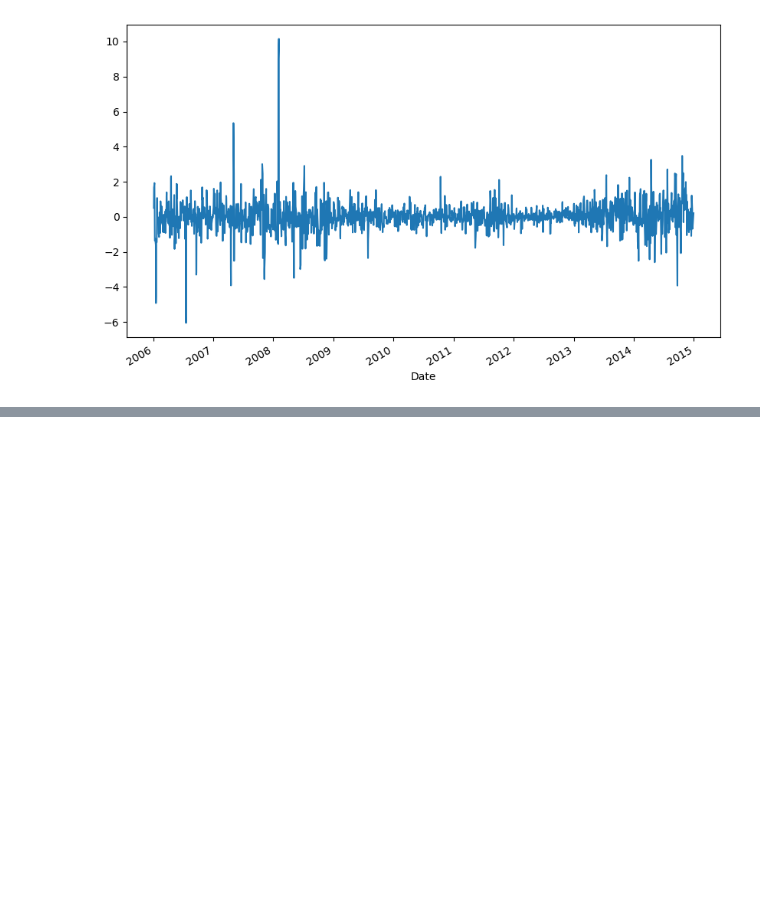
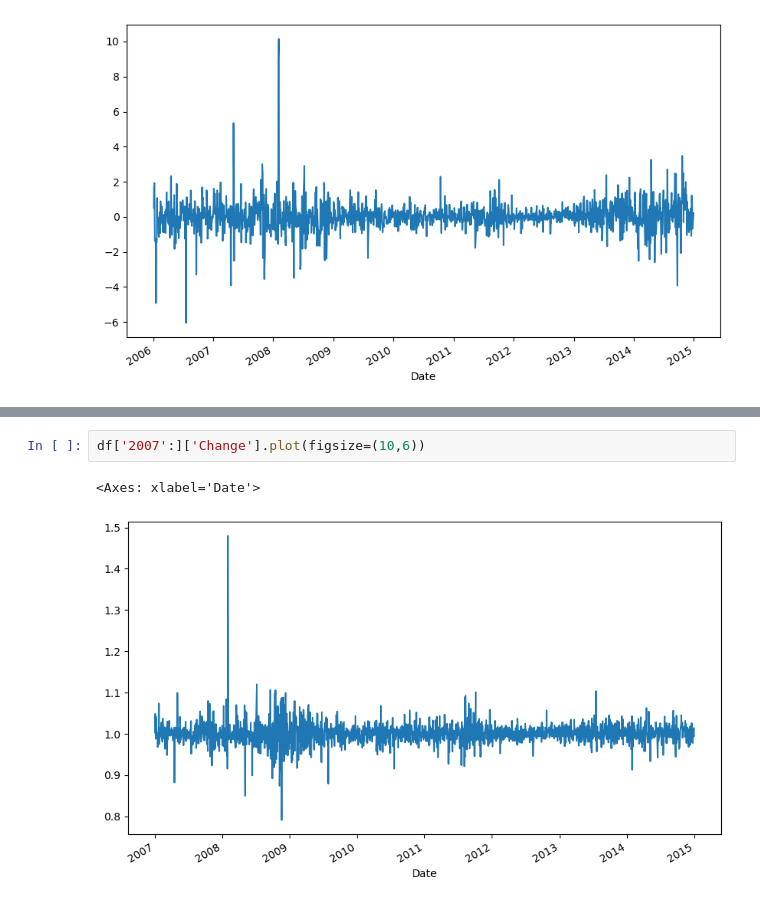
Before and after one commit to V-Adithya/DAV-Python, a Jupyter notebook: DAV Labsheet 9.ipynb, the cells around one changed output, grey strips where cells are left out. Cells and saved outputs as stored; diff of their text form; blank space fills up the shorter version.

```diff
--- a/DAV Labsheet 9.ipynb
+++ b/DAV Labsheet 9.ipynb
@@ -108,0 +131,5 @@ df.High.diff(2).plot(figsize=(10,6))
+# %%
+df['2007':]['Change'].plot(figsize=(10,6))
+# %% [output]
+<Axes: xlabel='Date'>
+[figure, added]
```
Also changed, not shown: parts of 4 cells of this notebook.
